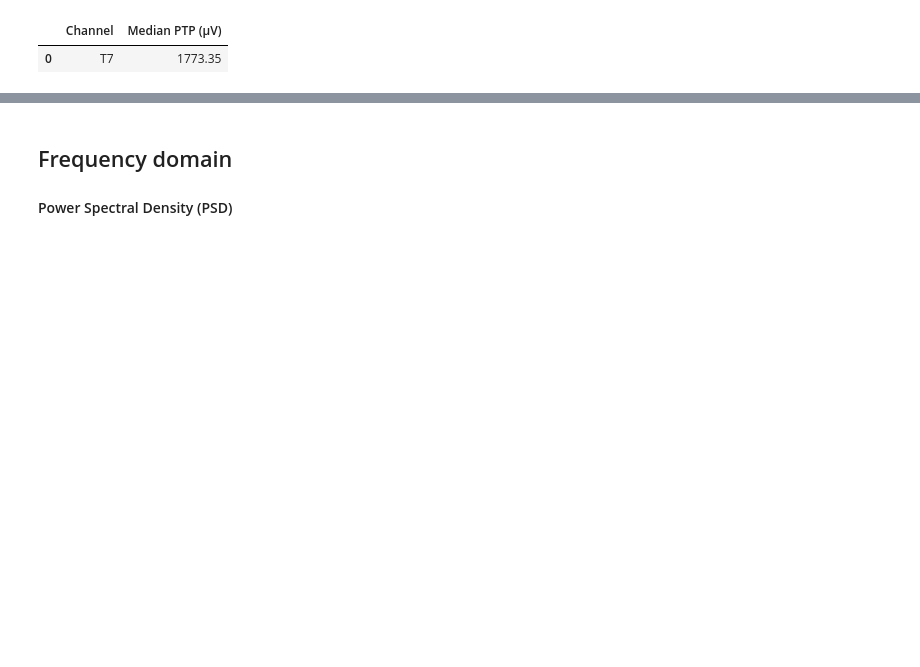
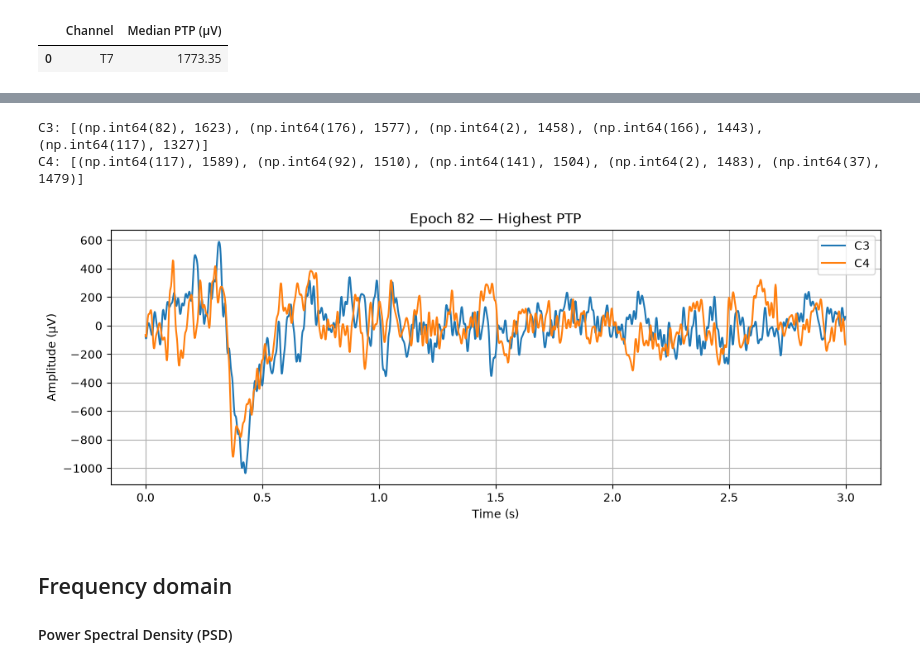
Before and after one commit to alarxx/BCI_Midterm_Project, a Jupyter notebook: project.ipynb, the cells around one changed output, grey strips where cells are left out. Drawn from its saved outputs; the diff is of its cells as text; code cells hidden in the pictures; blank space fills up the shorter version.

```diff
--- a/project.ipynb
+++ b/project.ipynb
@@ -659,0 +666,24 @@ display(pd.DataFrame({
+# %%
+epochs = filtered_epochs.copy().crop(0, 3 - 1 / 512)
+data = epochs.get_data(picks=["C3", "C4"]) * 1e6  # (200, 2, 1536)
+ptp = np.ptp(data, axis=-1)  # (200, 2)
+
+for i, ch in enumerate(["C3", "C4"]):
+    idx = np.argsort(ptp[:, i])[-5:][::-1]
+    print(f"{ch}: {[(j, round(ptp[j, i])) for j in idx]}")
+
+# Epoch with the highest PTP across C3/C4
+idx = np.unravel_index(ptp.argmax(), ptp.shape)[0]
+
+plt.figure(figsize=(12, 4))
+plt.plot(epochs.times, data[idx].T)
+plt.xlabel("Time (s)")
+plt.ylabel("Amplitude (µV)")
+plt.title(f"Epoch {idx} — Highest PTP")
+plt.legend(["C3", "C4"])
+plt.grid()
+plt.show()
+# %% [output]
+C3: [(np.int64(82), 1623), (np.int64(176), 1577), (np.int64(2), 1458), (np.int64(166), 1443), (np.int64(117), 1327)]
+C4: [(np.int64(117), 1589), (np.int64(92), 1510), (np.int64(141), 1504), (np.int64(2), 1483), (np.int64(37), 1479)]
+[figure, added]
```
Also changed, not shown: parts of 4 cells of this notebook.
